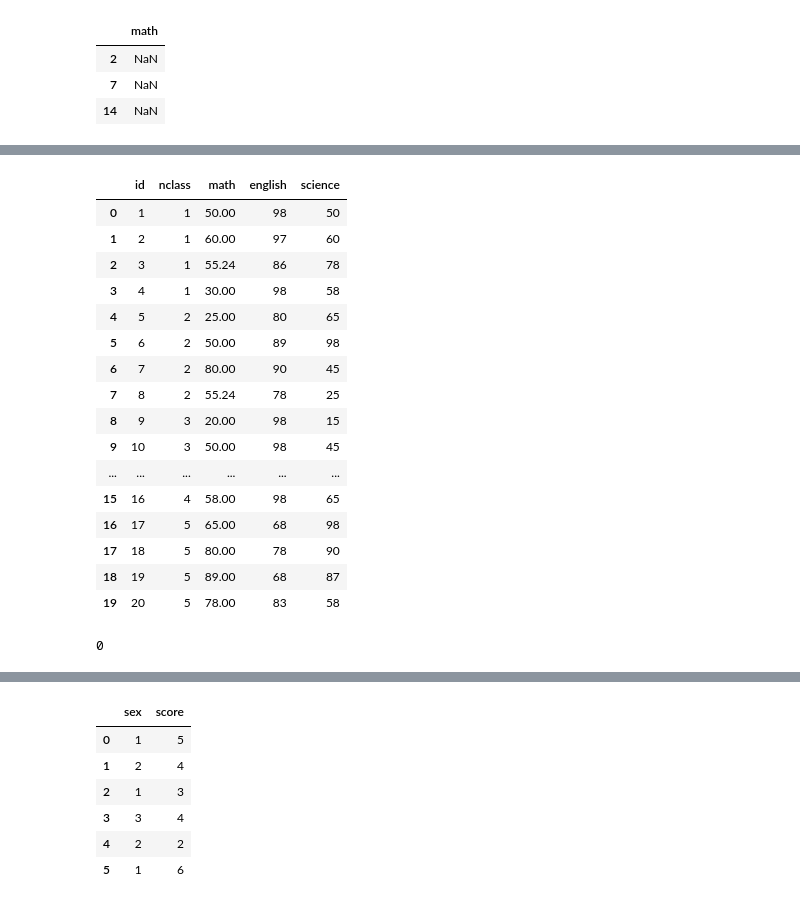
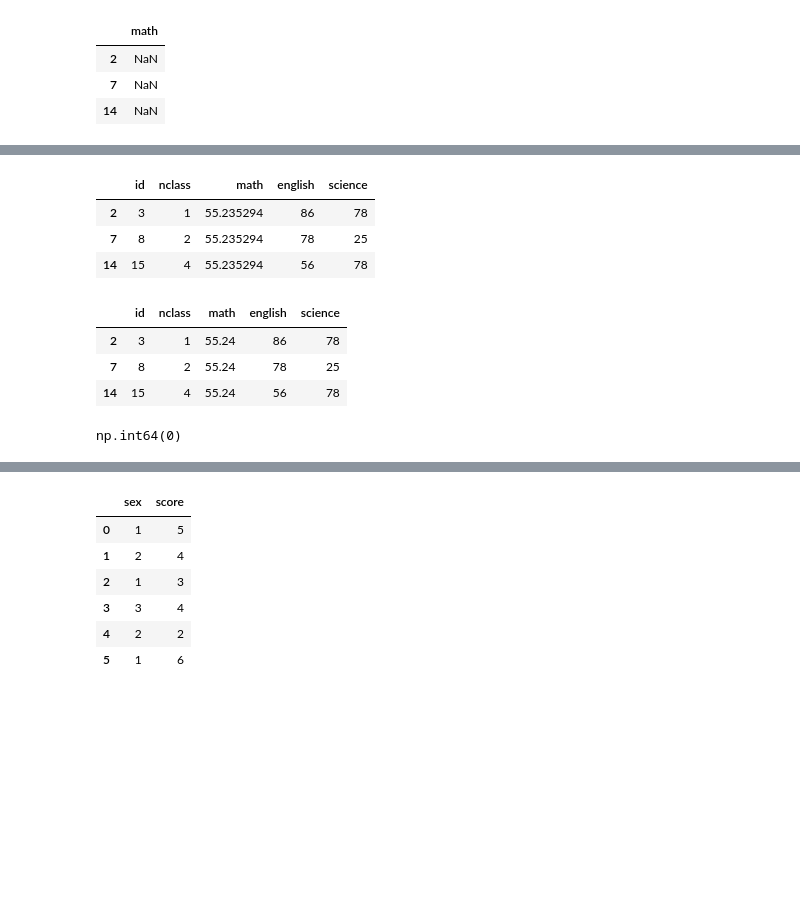
Before and after one commit to kihyuk-1/2025-1-myclass-BDA, a Jupyter notebook: inclass/09w_B_wed_0430_easy_ch07.ipynb, the cells around one changed output, grey strips where cells are left out. Cells and saved outputs as stored; diff of their text form; code cells hidden in the pictures; blank space fills up the shorter version.

```diff
--- a/inclass/09w_B_wed_0430_easy_ch07.ipynb
+++ b/inclass/09w_B_wed_0430_easy_ch07.ipynb
@@ -600,6 +276,6 @@ Receiving objects: 100% (24/24), 4.00 MiB | 5.49 MiB/s, done.
 # %%
-exam = pd.read_csv('data/exam.csv')      # 데이터 불러오기
-exam.loc[[2, 7, 14], ['math']] = np.nan  # 2, 7, 14행의 math에 NaN 할당
+exam = pd.read_csv('./data/exam.csv')
+exam.loc[[2, 7, 14], ['math']] = np.nan
 exam
 # %% [output]
 |  | id | nclass | math | english | science |
@@ -688,6 +322,5 @@ exam                                    # 출력
 # %%
-exam = pd.read_csv('data/exam.csv')      # 데이터 불러오기
-exam.loc[[2, 7, 14], ['math']] = np.nan  # 2, 7, 14행의 math에 NaN 할당
-exam
+exam.loc[[2, 7, 14], ['math']] = np.nan
+exam.loc[[2, 7, 14]]
 # %% [output]
 |  | id | nclass | math | english | science |
@@ -710,26 +330,20 @@ exam
 # %%
-pd.set_option('display.precision', 2)
-exam['math'] = exam['math'].fillna(exam['math'].mean())  # math가 NaN이면 55로 대체
-exam                                    # 출력
+exam['math'] = exam['math'].fillna(exam['math'].mean())
+exam.loc[[2, 7, 14]]
 # %% [output]
 |  | id | nclass | math | english | science |
-| 0 | 1 | 1 | 50.00 | 98 | 50 |
-| 1 | 2 | 1 | 60.00 | 97 | 60 |
-| 2 | 3 | 1 | 55.24 | 86 | 78 |
-| 3 | 4 | 1 | 30.00 | 98 | 58 |
-| 4 | 5 | 2 | 25.00 | 80 | 65 |
-| 5 | 6 | 2 | 50.00 | 89 | 98 |
-| 6 | 7 | 2 | 80.00 | 90 | 45 |
-| 7 | 8 | 2 | 55.24 | 78 | 25 |
-| 8 | 9 | 3 | 20.00 | 98 | 15 |
-| 9 | 10 | 3 | 50.00 | 98 | 45 |
-| ... | ... | ... | ... | ... | ... |
-| 15 | 16 | 4 | 58.00 | 98 | 65 |
-| 16 | 17 | 5 | 65.00 | 68 | 98 |
-| 17 | 18 | 5 | 80.00 | 78 | 90 |
-| 18 | 19 | 5 | 89.00 | 68 | 87 |
-| 19 | 20 | 5 | 78.00 | 83 | 58 |
+| 2 | 3 | 1 | 55.235294 | 86 | 78 |
+| 7 | 8 | 2 | 55.235294 | 78 | 25 |
+| 14 | 15 | 4 | 55.235294 | 56 | 78 |
+# %%
+pd.set_option('display.precision', 2)
+exam.loc[[2, 7, 14]]
+# %% [output]
+|  | id | nclass | math | english | science |
+| 2 | 3 | 1 | 55.24 | 86 | 78 |
+| 7 | 8 | 2 | 55.24 | 78 | 25 |
+| 14 | 15 | 4 | 55.24 | 56 | 78 |
 # %%
-exam['math'].isna().sum()  # 결측치 빈도 확인
+exam.math.isna().sum()
 # %% [output]
-0
+np.int64(0)
```
Also changed, not shown: parts of 219 cells of this notebook.
